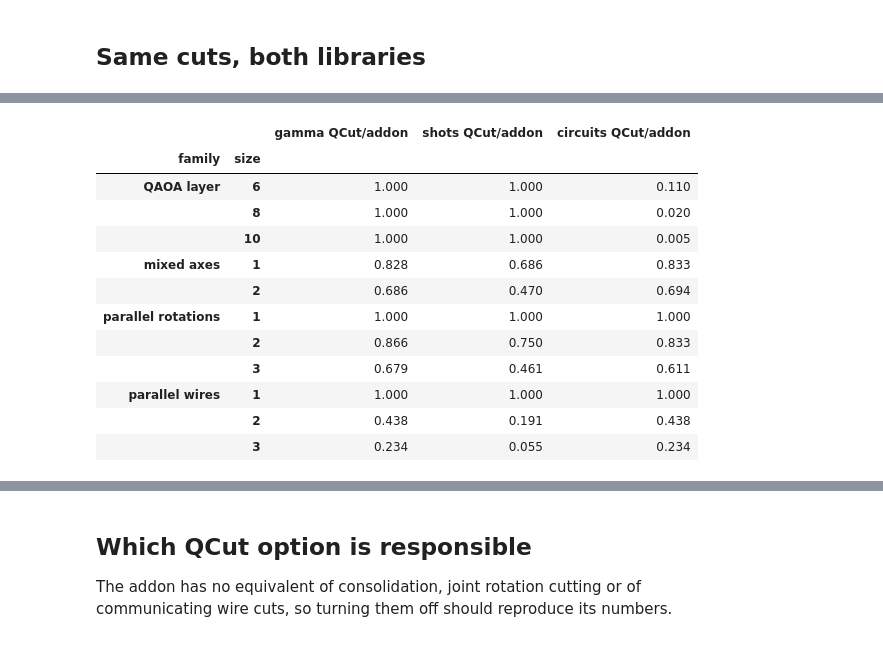
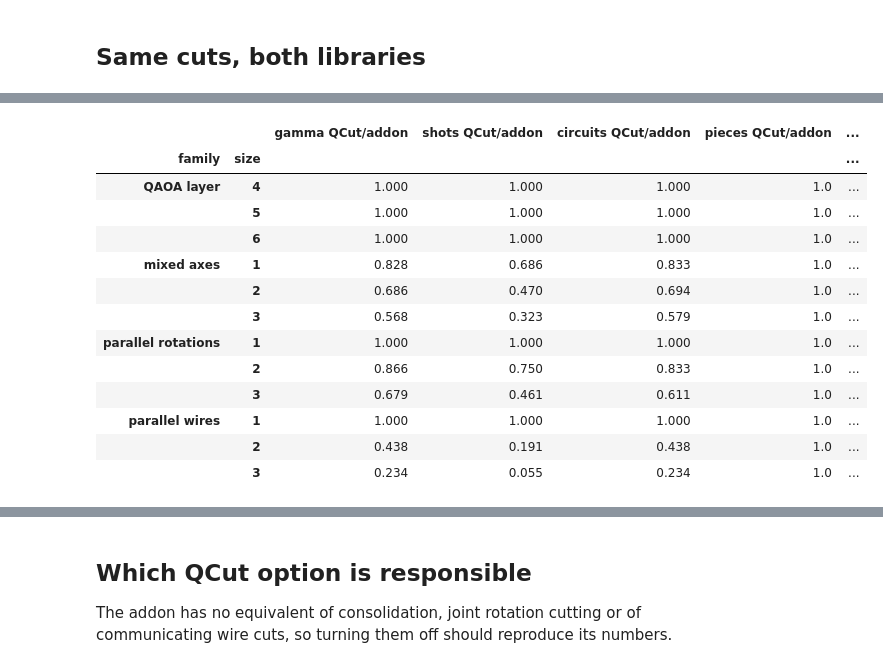
Before and after one commit to JooNiv/QCut, a Jupyter notebook: benchmarks/QCutVsAddon.ipynb, the cells around one changed output, grey strips where cells are left out. Saved outputs shown, nothing was run; the diff lists cells and outputs as text; code cells hidden in the pictures.

```diff
--- a/benchmarks/QCutVsAddon.ipynb
+++ b/benchmarks/QCutVsAddon.ipynb
@@ -71,7 +72,7 @@ def parallel_wires(wires):
     return marked, addon, None, True
 
 
-def qaoa_layer(nodes, degree=3, seed=7):
+def qaoa_layer(nodes, degree=2, seed=7):
     """One QAOA layer on a random regular graph, split down the middle."""
     graph = nx.random_regular_graph(degree, nodes, seed=seed)
     half = nodes // 2
@@ -113,8 +114,8 @@ def mixed_axes(pairs):
 FAMILIES = {
     "parallel rotations": (parallel_rotations, [1, 2, 3]),
     "parallel wires": (parallel_wires, [1, 2, 3]),
-    "QAOA layer": (qaoa_layer, [6, 8, 10]),
-    "mixed axes": (mixed_axes, [1, 2]),
+    "QAOA layer": (qaoa_layer, [4, 5, 6]),
+    "mixed axes": (mixed_axes, [1, 2, 3]),
 }
 # %% [markdown]
 ## Same cuts, both libraries
@@ -194,26 +219,35 @@ same
 # %%
-wide = same.pivot_table(index=["family", "size"], columns="library", values=["gamma", "circuits"])
+wide = same.pivot_table(
+    index=["family", "size"],
+    columns="library",
+    values=["gamma", "circuits", "pieces", "seconds"],
+)
 ratio = pd.DataFrame(
     {
         "gamma QCut/addon": wide["gamma"]["QCut"] / wide["gamma"]["addon"],
         "shots QCut/addon": (wide["gamma"]["QCut"] / wide["gamma"]["addon"]) ** 2,
         "circuits QCut/addon": wide["circuits"]["QCut"] / wide["circuits"]["addon"],
+        # if this is not 1 the two are not cutting into the same number of pieces, and
+        # the circuit ratio above is measuring that rather than the decomposition
+        "pieces QCut/addon": wide["pieces"]["QCut"] / wide["pieces"]["addon"],
+        "build time QCut/addon": wide["seconds"]["QCut"] / wide["seconds"]["addon"],
     }
 )
 ratio.round(3)
 # %% [output]
-|  |  | gamma QCut/addon | shots QCut/addon | circuits QCut/addon |
-| family | size |  |  |  |
-| QAOA layer | 6 | 1.000 | 1.000 | 0.110 |
-|  | 8 | 1.000 | 1.000 | 0.020 |
-|  | 10 | 1.000 | 1.000 | 0.005 |
-| mixed axes | 1 | 0.828 | 0.686 | 0.833 |
-|  | 2 | 0.686 | 0.470 | 0.694 |
-| parallel rotations | 1 | 1.000 | 1.000 | 1.000 |
-|  | 2 | 0.866 | 0.750 | 0.833 |
-|  | 3 | 0.679 | 0.461 | 0.611 |
-| parallel wires | 1 | 1.000 | 1.000 | 1.000 |
-|  | 2 | 0.438 | 0.191 | 0.438 |
-|  | 3 | 0.234 | 0.055 | 0.234 |
+|  |  | gamma QCut/addon | shots QCut/addon | circuits QCut/addon | pieces QCut/addon | ... |
+| family | size |  |  |  |  | ... |
+| QAOA layer | 4 | 1.000 | 1.000 | 1.000 | 1.0 | ... |
+|  | 5 | 1.000 | 1.000 | 1.000 | 1.0 | ... |
+|  | 6 | 1.000 | 1.000 | 1.000 | 1.0 | ... |
+| mixed axes | 1 | 0.828 | 0.686 | 0.833 | 1.0 | ... |
+|  | 2 | 0.686 | 0.470 | 0.694 | 1.0 | ... |
+|  | 3 | 0.568 | 0.323 | 0.579 | 1.0 | ... |
+| parallel rotations | 1 | 1.000 | 1.000 | 1.000 | 1.0 | ... |
+|  | 2 | 0.866 | 0.750 | 0.833 | 1.0 | ... |
+|  | 3 | 0.679 | 0.461 | 0.611 | 1.0 | ... |
+| parallel wires | 1 | 1.000 | 1.000 | 1.000 | 1.0 | ... |
+|  | 2 | 0.438 | 0.191 | 0.438 | 1.0 | ... |
+|  | 3 | 0.234 | 0.055 | 0.234 | 1.0 | ... |
 # %%
 families = list(FAMILIES)
```
Also changed, not shown: parts of 7 cells of this notebook.
